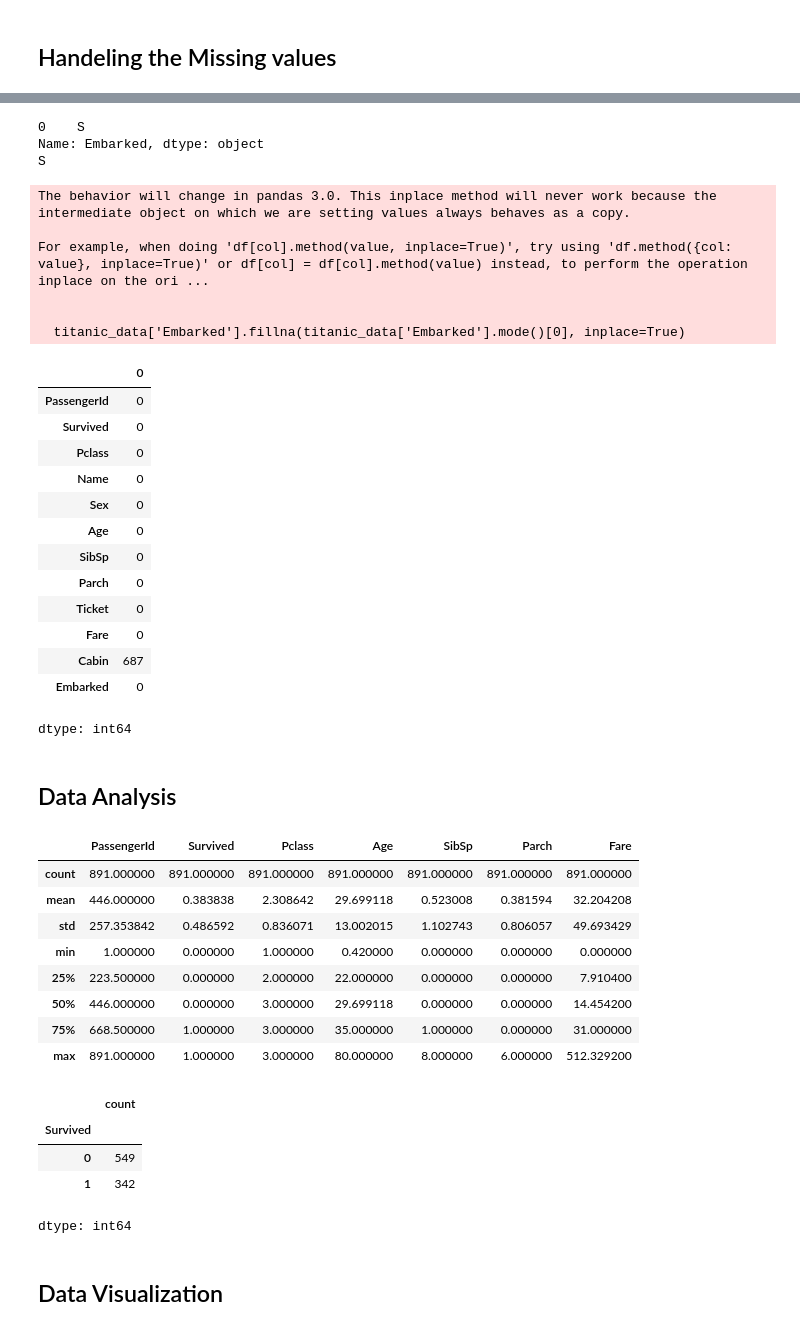
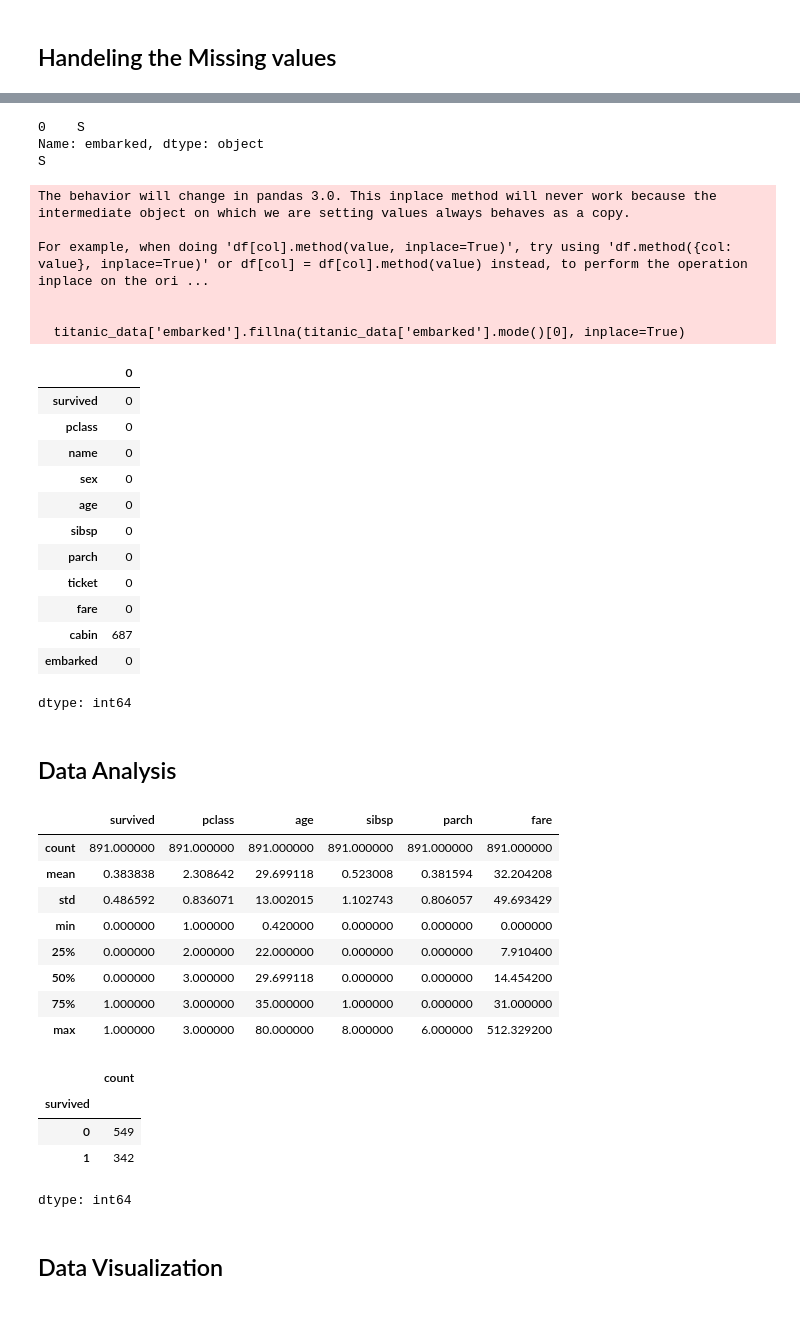
Before and after one commit to AfsanehShamsaddini/Titanic_Survival_Prediction, a Jupyter notebook: Titanic_Survival_Prediction.ipynb, the cells around one changed output, grey strips where cells are left out. Drawn from its saved outputs; the diff is of its cells as text; code cells hidden in the pictures.

```diff
--- a/Titanic_Survival_Prediction.ipynb
+++ b/Titanic_Survival_Prediction.ipynb
@@ -31,7 +31,8 @@ from scipy.stats import ttest_rel
 ## Data Collection & Processing
 # %%
 #  Load the data from csv fole to Pandas Dataframe
-titanic_data = pd.read_csv('/content/drive/MyDrive/ML/Titanic /train.csv')
+url = "https://raw.github.com/mattdelhey/kaggle-titanic/master/Data/train.csv"
+titanic_data = pd.read_csv(url)
 # %%
 # printing the first 5 rows of the Dataframe
 titanic_data.head()
@@ -115,7 +148,7 @@ dtype: int64
 ## Handeling the Missing values
 # %%
 # Replasing the missing values in "Age" column with mean value
-titanic_data['Age'].fillna(titanic_data['Age'].mean(), inplace=True)
+titanic_data['age'].fillna(titanic_data['age'].mean(), inplace=True)
 # %% [output]
 The behavior will change in pandas 3.0. This inplace method will never work because the intermediate object on which we are setting values always behaves as a copy.
 
@@ -126,38 +159,37 @@ For example, when doing 'df[col].method(value, inplace=True)', try using 'df.met
 # %%
 # Finding the mode value of "Embarked" column
-print(titanic_data['Embarked'].mode())
-print(titanic_data['Embarked'].mode()[0])
+print(titanic_data['embarked'].mode())
+print(titanic_data['embarked'].mode()[0])
 # %% [output]
 0    S
-Name: Embarked, dtype: object
+Name: embarked, dtype: object
 S
 # %%
 # Replacing the missing value in "Embarked" column with mode value
-titanic_data['Embarked'].fillna(titanic_data['Embarked'].mode()[0], inplace=True)
+titanic_data['embarked'].fillna(titanic_data['embarked'].mode()[0], inplace=True)
 # %% [output]
 The behavior will change in pandas 3.0. This inplace method will never work because the intermediate object on which we are setting values always behaves as a copy.
 
 For example, when doing 'df[col].method(value, inplace=True)', try using 'df.method({col: value}, inplace=True)' or df[col] = df[col].method(value) instead, to perform the operation inplace on the ori ...
 
 
-  titanic_data['Embarked'].fillna(titanic_data['Embarked'].mode()[0], inplace=True)
+  titanic_data['embarked'].fillna(titanic_data['embarked'].mode()[0], inplace=True)
 # %%
 # Check the number of missing values in each column
 titanic_data.isnull().sum()
 # %% [output]
 |  | 0 |
-| PassengerId | 0 |
-| Survived | 0 |
-| Pclass | 0 |
-| Name | 0 |
-| Sex | 0 |
-| Age | 0 |
-| SibSp | 0 |
-| Parch | 0 |
-| Ticket | 0 |
-| Fare | 0 |
-| Cabin | 687 |
-| Embarked | 0 |
+| survived | 0 |
+| pclass | 0 |
+| name | 0 |
+| sex | 0 |
+| age | 0 |
+| sibsp | 0 |
+| parch | 0 |
+| ticket | 0 |
+| fare | 0 |
+| cabin | 687 |
+| embarked | 0 |
 dtype: int64
 # %% [markdown]
 ## Data Analysis
@@ -165,21 +197,21 @@ dtype: int64
 # Getting some statistical measures about the data
 titanic_data.describe()
 # %% [output]
-|  | PassengerId | Survived | Pclass | Age | SibSp | Parch | Fare |
-| count | 891.000000 | 891.000000 | 891.000000 | 891.000000 | 891.000000 | 891.000000 | 891.000000 |
-| mean | 446.000000 | 0.383838 | 2.308642 | 29.699118 | 0.523008 | 0.381594 | 32.204208 |
-| std | 257.353842 | 0.486592 | 0.836071 | 13.002015 | 1.102743 | 0.806057 | 49.693429 |
-| min | 1.000000 | 0.000000 | 1.000000 | 0.420000 | 0.000000 | 0.000000 | 0.000000 |
-| 25% | 223.500000 | 0.000000 | 2.000000 | 22.000000 | 0.000000 | 0.000000 | 7.910400 |
-| 50% | 446.000000 | 0.000000 | 3.000000 | 29.699118 | 0.000000 | 0.000000 | 14.454200 |
-| 75% | 668.500000 | 1.000000 | 3.000000 | 35.000000 | 1.000000 | 0.000000 | 31.000000 |
-| max | 891.000000 | 1.000000 | 3.000000 | 80.000000 | 8.000000 | 6.000000 | 512.329200 |
+|  | survived | pclass | age | sibsp | parch | fare |
+| count | 891.000000 | 891.000000 | 891.000000 | 891.000000 | 891.000000 | 891.000000 |
+| mean | 0.383838 | 2.308642 | 29.699118 | 0.523008 | 0.381594 | 32.204208 |
+| std | 0.486592 | 0.836071 | 13.002015 | 1.102743 | 0.806057 | 49.693429 |
+| min | 0.000000 | 1.000000 | 0.420000 | 0.000000 | 0.000000 | 0.000000 |
+| 25% | 0.000000 | 2.000000 | 22.000000 | 0.000000 | 0.000000 | 7.910400 |
+| 50% | 0.000000 | 3.000000 | 29.699118 | 0.000000 | 0.000000 | 14.454200 |
+| 75% | 1.000000 | 3.000000 | 35.000000 | 1.000000 | 0.000000 | 31.000000 |
+| max | 1.000000 | 3.000000 | 80.000000 | 8.000000 | 6.000000 | 512.329200 |
 # %%
 # Finding the number of people survived and not survived
-titanic_data['Survived'].value_counts()
+titanic_data['survived'].value_counts()
 # %% [output]
 |  | count |
-| Survived |  |
+| survived |  |
 | 0 | 549 |
 | 1 | 342 |
 dtype: int64
```
Also changed, not shown: parts of 33 cells of this notebook.
